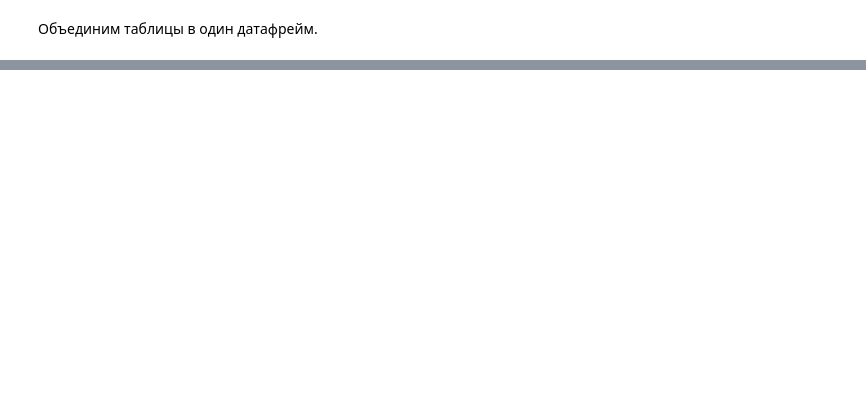
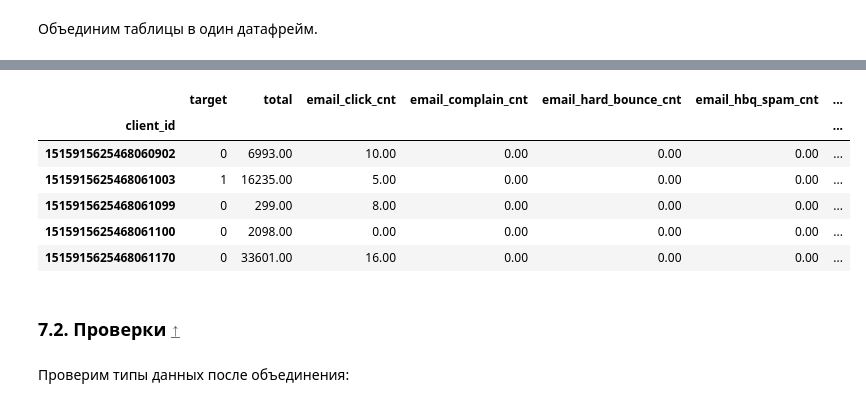
Before and after one commit to dolbilov/yandex_practicum_projects, a Jupyter notebook: 13_kaggle_marketing/project.ipynb, the cells around one changed output, grey strips where cells are left out. Saved outputs shown, nothing was run; the diff lists cells and outputs as text; code cells hidden in the pictures; blank space fills up the shorter version.

```diff
--- a/13_kaggle_marketing/project.ipynb
+++ b/13_kaggle_marketing/project.ipynb
@@ -925,0 +1059,6 @@ plot_pie_chart(apparel_target_binary['target'])
+# %%
+apparel_purchases['subtotal'] = apparel_purchases['price'] * apparel_purchases['quantity']
+# %%
+apparel_purchases_agg = pd.DataFrame(index=apparel_purchases['client_id'].unique())
+# %%
+apparel_purchases_agg['total'] = apparel_purchases.groupby('client_id')['subtotal'].sum()
@@ -931,0 +1108,3 @@ TypeError: merge() missing 2 required positional arguments: 'left' and 'right'
+# %%
+df = pd.merge(apparel_target_binary, apparel_purchases_agg, how='left', left_on='client_id', right_index=True)
+df.head()
@@ -931,0 +1130,16 @@ TypeError: merge() missing 2 required positional arguments: 'left' and 'right'
+# %%
+df = pd.merge(df, apparel_messages_agg, how='left', left_on='client_id', right_index=True)
+df = df.set_index('client_id')
+df.head()
+# %% [output]
+|  | target | total | email_click_cnt | email_complain_cnt | email_hard_bounce_cnt | email_hbq_spam_cnt | ... |
+| client_id |  |  |  |  |  |  | ... |
+| 1515915625468060902 | 0 | 6993.00 | 10.00 | 0.00 | 0.00 | 0.00 | ... |
+| 1515915625468061003 | 1 | 16235.00 | 5.00 | 0.00 | 0.00 | 0.00 | ... |
+| 1515915625468061099 | 0 | 299.00 | 8.00 | 0.00 | 0.00 | 0.00 | ... |
+| 1515915625468061100 | 0 | 2098.00 | 0.00 | 0.00 | 0.00 | 0.00 | ... |
+| 1515915625468061170 | 0 | 33601.00 | 16.00 | 0.00 | 0.00 | 0.00 | ... |
+# %% [markdown]
+### 7.2. <a id='toc7_2_'></a>Проверки      [&#8593;](#toc0_)
+# %% [markdown]
+Проверим типы данных после объединения:
```
Also changed, not shown: parts of 80 cells of this notebook.
